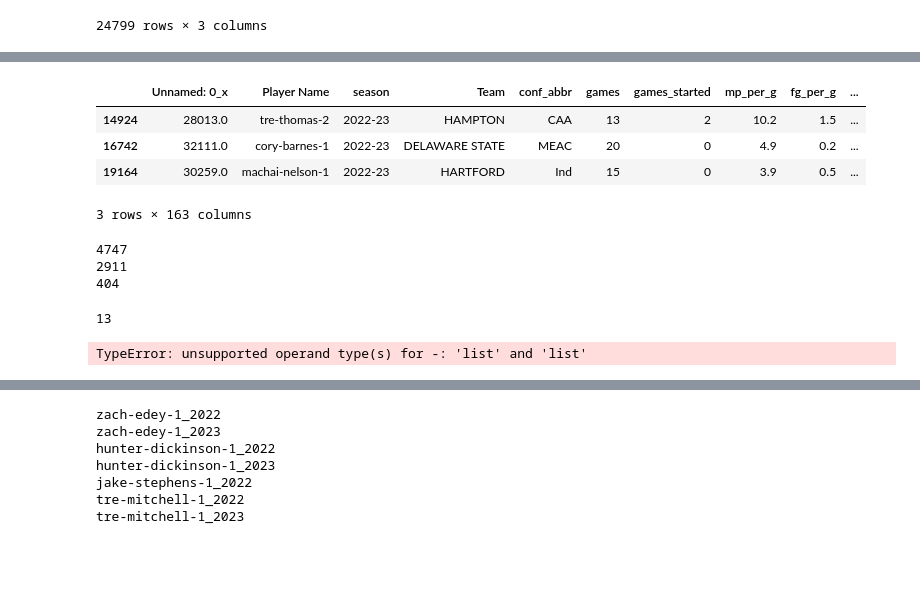
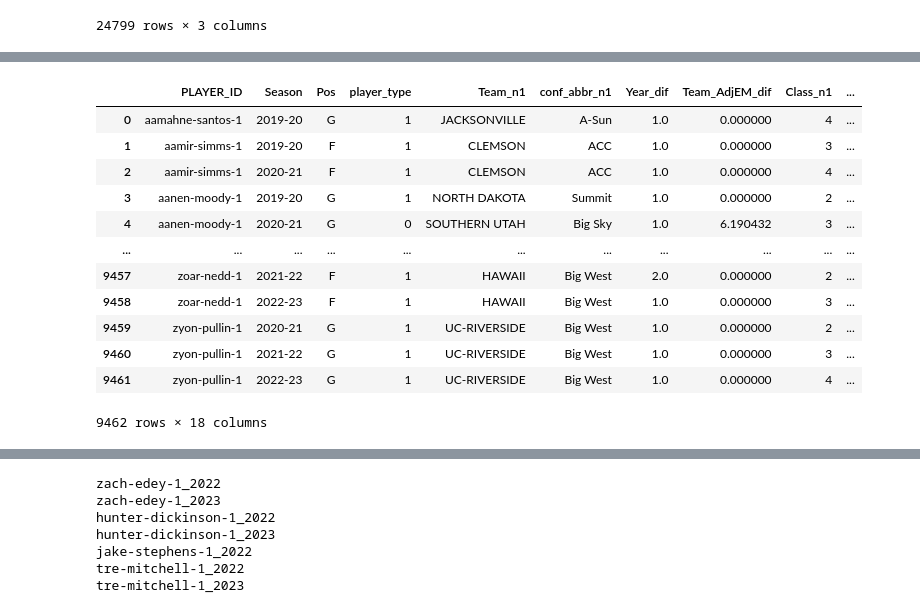
Before and after one commit to zainhoda1/Capstone-project, a Jupyter notebook: Analysis files/player_similarity.ipynb, the cells around one changed output, grey strips where cells are left out. Saved outputs shown, nothing was run; the diff lists cells and outputs as text; code cells hidden in the pictures; blank space fills up the shorter version.

```diff
--- a/Analysis files/player_similarity.ipynb
+++ b/Analysis files/player_similarity.ipynb
@@ -52,8 +53,10 @@ df['Calc Overall A3'] = df['Calc A3'] + df['Calc B']
 df['Calc Overall A_n1'] = df['Calc A_n1'] + df['Calc B_n1']
 df['Calc Overall A2_n1'] = df['Calc A2_n1'] + df['Calc B_n1']
 df['Calc Overall A3_n1'] = df['Calc A3_n1'] + df['Calc B_n1']
-df[['Player.Name', 'player_type', 'season_n1', 'Team_n1', 'conf_abbr_n1', 'Year_dif', 'Team_AdjEM_dif', 'Class_n1',
+
+df = df[['Player.Name', 'player_type', 'season_n1', 'Team_n1', 'conf_abbr_n1', 'Year_dif', 'Team_AdjEM_dif', 'Class_n1',
     'KP_Conf_Dif', 'Calc A_n1', 'Calc A2_n1', 'Calc A3_n1', 'Calc B_n1', 'Calc C_n1', 'Calc Overall A_n1', 'Calc Overall A2_n1', 'Calc Overall A3_n1']]
+df
 # %% [output]
 |  | Player.Name | player_type | season_n1 | Team_n1 | conf_abbr_n1 | Year_dif | Team_AdjEM_dif | Class_n1 | ... |
 | 0 | aamahne-santos-1 | 1 | 2019-20 | JACKSONVILLE | A-Sun | 1.0 | 0.000000 | 4 | ... |
@@ -114,3 +109,0 @@ d
-# %%
-df = pd.merge(df, br_pos, left_on=['Player Name', 'season'], right_on=['PLAYER_ID', 'Season'], how='left')
-#d = pd.merge(df, d, left_on=['season_n1', 'Team_n1', 'conf_abbr_n1'], right_on=[''])
@@ -231,28 +110,22 @@ df['ft_pct']=df['ft_pct'].astype(str).astype(float)
-# %%
-df[df['Pos']==0]
-# %% [output]
-|  | Unnamed: 0_x | Player Name | season | Team | conf_abbr | games | games_started | mp_per_g | fg_per_g | ... |
-| 14924 | 28013.0 | tre-thomas-2 | 2022-23 | HAMPTON | CAA | 13 | 2 | 10.2 | 1.5 | ... |
-| 16742 | 32111.0 | cory-barnes-1 | 2022-23 | DELAWARE STATE | MEAC | 20 | 0 | 4.9 | 0.2 | ... |
-| 19164 | 30259.0 | machai-nelson-1 | 2022-23 | HARTFORD | Ind | 15 | 0 | 3.9 | 0.5 | ... |
-3 rows × 163 columns
-# %%
-df_g = df[df['Pos']=='G']
-print(len(df_g))
-
-df_f = df[df['Pos']=='F']
-print(len(df_f))
-
-df_c = df[df['Pos']=='C']
-print(len(df_c))
-# %% [output]
-4747
-2911
-404
-# %%
-h = ['player_type', 'Calc A2', 'ORtg', 'KP_Conf_Dif', 'orb_pct', 'Calc A3', 'Calc A2', 'Calc B', 'bpm', 'tov_pct', 'efg_pct', 'ws', 'Year_dif']
-print(len(h))
-h = list(set(h))
-# %% [output]
-13
-TypeError: unsupported operand type(s) for -: 'list' and 'list'
+# %%
+df2 = pd.merge(df, br_pos, left_on=['Player.Name', 'season_n1'], right_on=['PLAYER_ID', 'Season'], how='left')
+df2 = df2[['PLAYER_ID', 'Season', 'Pos', 'player_type', 'Team_n1', 'conf_abbr_n1',
+       'Year_dif', 'Team_AdjEM_dif', 'Class_n1', 'KP_Conf_Dif', 'Calc A_n1',
+       'Calc A2_n1', 'Calc A3_n1', 'Calc B_n1', 'Calc C_n1',
+       'Calc Overall A_n1', 'Calc Overall A2_n1', 'Calc Overall A3_n1']]
+df2
+#df.columns
+# %% [output]
+|  | PLAYER_ID | Season | Pos | player_type | Team_n1 | conf_abbr_n1 | Year_dif | Team_AdjEM_dif | Class_n1 | ... |
+| 0 | aamahne-santos-1 | 2019-20 | G | 1 | JACKSONVILLE | A-Sun | 1.0 | 0.000000 | 4 | ... |
+| 1 | aamir-simms-1 | 2019-20 | F | 1 | CLEMSON | ACC | 1.0 | 0.000000 | 3 | ... |
+| 2 | aamir-simms-1 | 2020-21 | F | 1 | CLEMSON | ACC | 1.0 | 0.000000 | 4 | ... |
+| 3 | aanen-moody-1 | 2019-20 | G | 1 | NORTH DAKOTA | Summit | 1.0 | 0.000000 | 2 | ... |
+| 4 | aanen-moody-1 | 2020-21 | G | 0 | SOUTHERN UTAH | Big Sky | 1.0 | 6.190432 | 3 | ... |
+| ... | ... | ... | ... | ... | ... | ... | ... | ... | ... | ... |
+| 9457 | zoar-nedd-1 | 2021-22 | F | 1 | HAWAII | Big West | 2.0 | 0.000000 | 2 | ... |
+| 9458 | zoar-nedd-1 | 2022-23 | F | 1 | HAWAII | Big West | 1.0 | 0.000000 | 3 | ... |
+| 9459 | zyon-pullin-1 | 2020-21 | G | 1 | UC-RIVERSIDE | Big West | 1.0 | 0.000000 | 2 | ... |
+| 9460 | zyon-pullin-1 | 2021-22 | G | 1 | UC-RIVERSIDE | Big West | 1.0 | 0.000000 | 3 | ... |
+| 9461 | zyon-pullin-1 | 2022-23 | G | 1 | UC-RIVERSIDE | Big West | 1.0 | 0.000000 | 4 | ... |
+9462 rows × 18 columns
```
Also changed, not shown: parts of 17 cells of this notebook.
